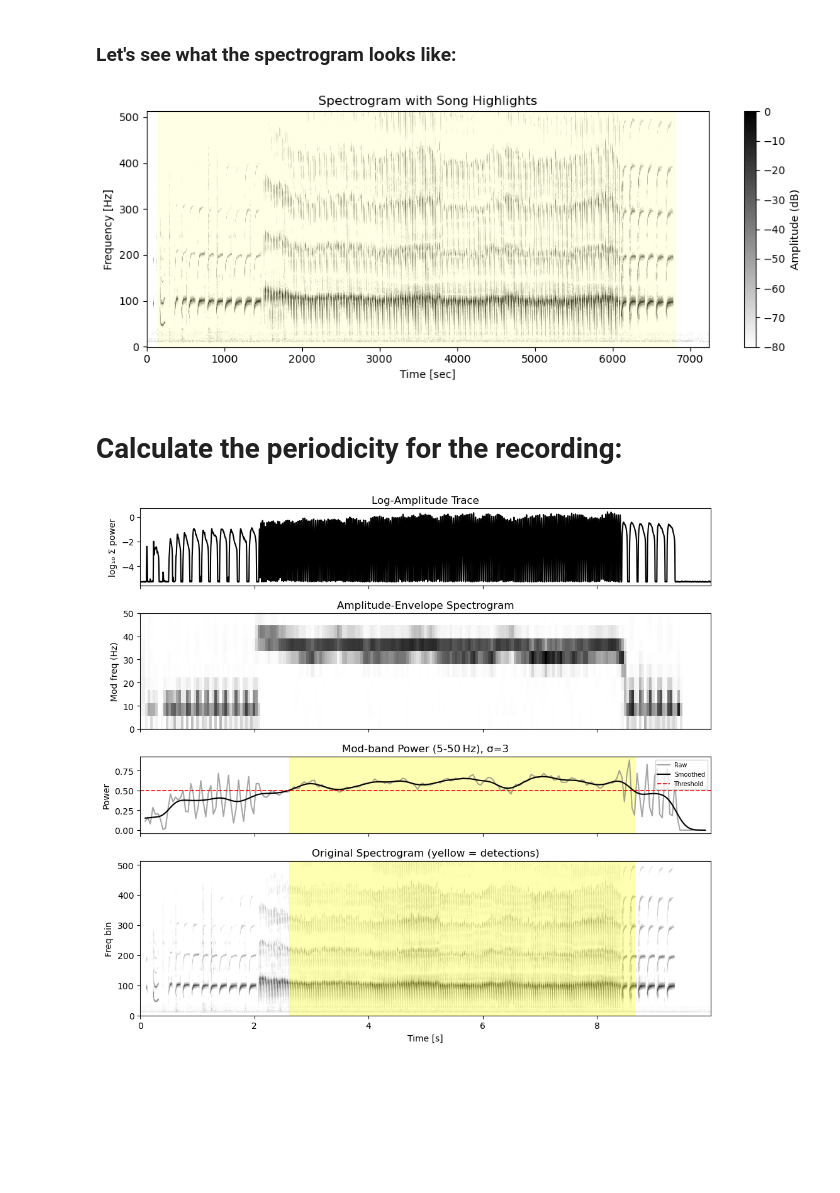
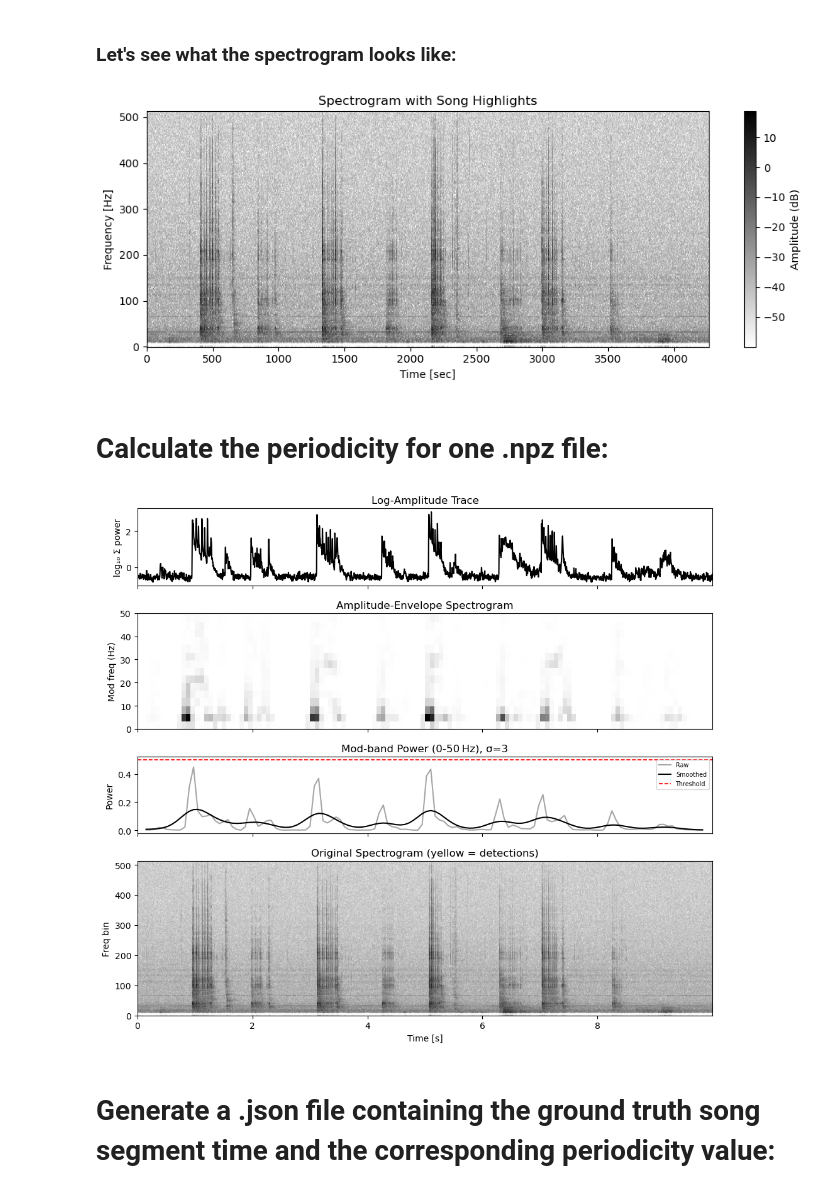
Before and after one commit to hulseyvincentr/BYOD_class, a Jupyter notebook: code/song_detector/read_GV_annotations.ipynb, the cells around one changed output. Saved outputs shown, nothing was run; the diff lists cells and outputs as text; code cells hidden in the pictures; blank space fills up the shorter version.

```diff
--- a/code/song_detector/read_GV_annotations.ipynb
+++ b/code/song_detector/read_GV_annotations.ipynb
@@ -97,37 +97,37 @@ def plot_spectrogram_with_song_highlight(npz_path: str):
         s = data['s']
         f = data['f'] if 'f' in data.files else np.arange(s.shape[0])
         t = data['t'] if 't' in data.files else np.arange(s.shape[1])
         songs = data['song'].astype(bool)
 
     # Detect contiguous song intervals
     padded = np.concatenate(([False], songs, [False]))
     diff = np.diff(padded.astype(int))
     starts = np.where(diff == 1)[0]
     ends   = np.where(diff == -1)[0]
 
     # Plot spectrogram with 'binary' colormap
     plt.figure(figsize=(10, 4))
     mesh = plt.pcolormesh(t, f, s, shading='auto', cmap='binary')
     plt.ylabel('Frequency [Hz]')
     plt.xlabel('Time [sec]')
     plt.title('Spectrogram with Song Highlights')
     cbar = plt.colorbar(mesh)
     cbar.set_label('Amplitude (dB)' if s.dtype.kind == 'f' else 'Power')
 
     # Overlay song segments
     for start, end in zip(starts, ends):
         plt.axvspan(t[start], t[end-1], color='yellow', alpha=0.1)
 
     plt.tight_layout()
     plt.show()
 
 # Example usage:
-npz_path = "/Volumes/my_own_SSD/UO_stuff/george_annotated_song/labeled_song_dataset/train/llb3_0010_2018_04_23_15_03_45_segment_0.npz"
+npz_path = "/Users/mirandahulsey-vincent/Documents/allPythonCode/BYOD_class/data_inputs/sample_GV_groundtruth_npzs/USA5283_45355.57012039_3_4_15_50_12_segment_0.npz"
 plot_spectrogram_with_song_highlight(npz_path)
 # %% [output]
-[figure, old version]
+[figure, new version]
 # %% [markdown]
-# Calculate the periodicity for the recording:
+# Calculate the periodicity for one .npz file:
 # %%
 import numpy as np
 import matplotlib.pyplot as plt
@@ -137,10 +137,10 @@ from scipy.ndimage import gaussian_filter1d
 # ---------------------------------------------------------------------
 # CONFIG – tweak these as desired
 # ---------------------------------------------------------------------
-FILE_PATH = "/Volumes/my_own_SSD/UO_stuff/george_annotated_song/labeled_song_dataset/train/llb3_0010_2018_04_23_15_03_45_segment_0.npz"
+FILE_PATH = "/Users/mirandahulsey-vincent/Documents/allPythonCode/BYOD_class/data_inputs/sample_GV_groundtruth_npzs/USA5283_45355.57012039_3_4_15_50_12_segment_0.npz"
 
 segment_duration = 10          # seconds the original pipeline used per segment
-mod_low, mod_high = 5, 50      # modulation‑frequency band (Hz)
+mod_low, mod_high = 0, 50      # modulation‑frequency band (Hz)
 smoothing_sigma = 3            # σ for Gaussian smoothing of the power trace
 power_threshold = 0.5          # detection threshold (arbitrary units)
 
@@ -245,4 +245,6 @@ axs[3].set_title("Original Spectrogram (yellow = detections)")
 plt.tight_layout()
 plt.show()
 # %% [output]
-[figure, old version]
+[figure, new version]
+# %% [markdown]
+# Generate a .json file containing the ground truth song segment time and the corresponding periodicity value:
```
Also changed, not shown: parts of 18 cells of this notebook.
